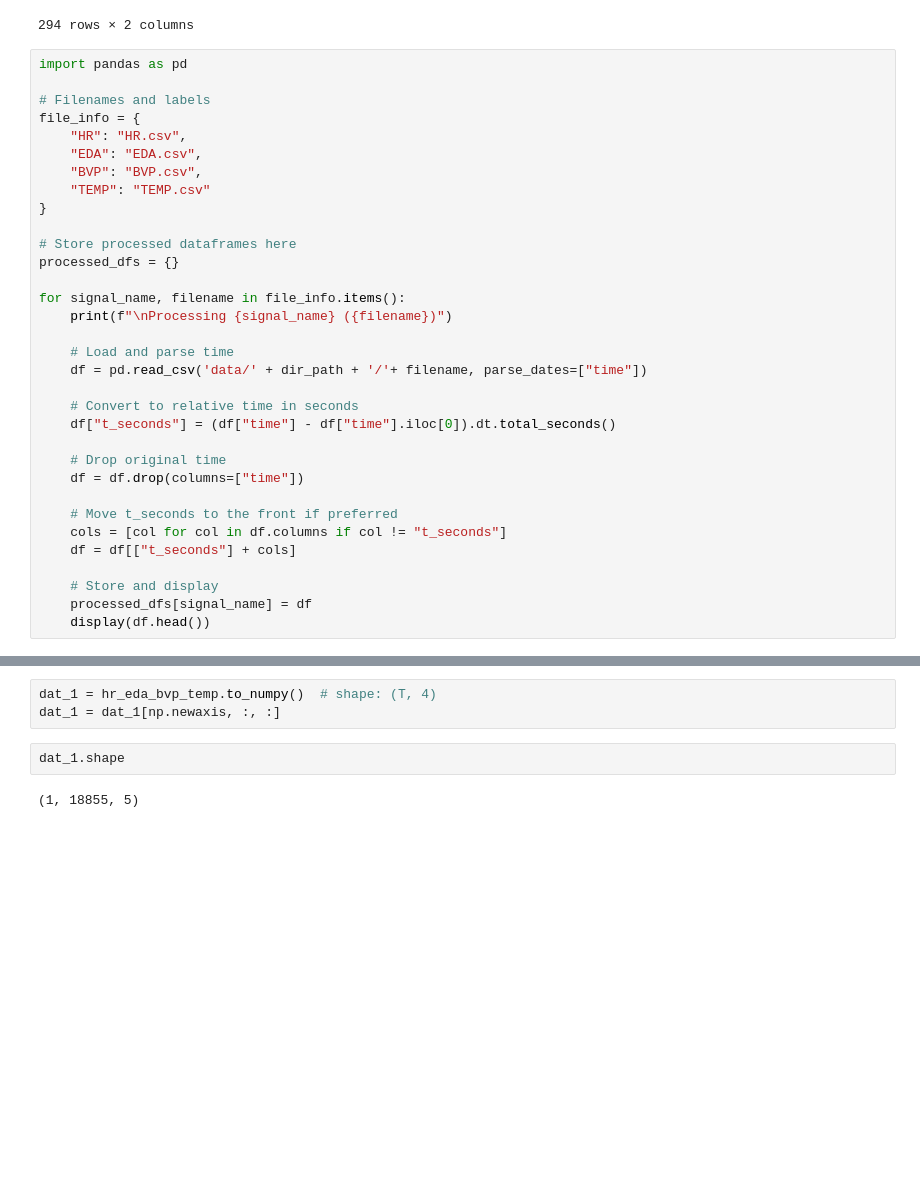
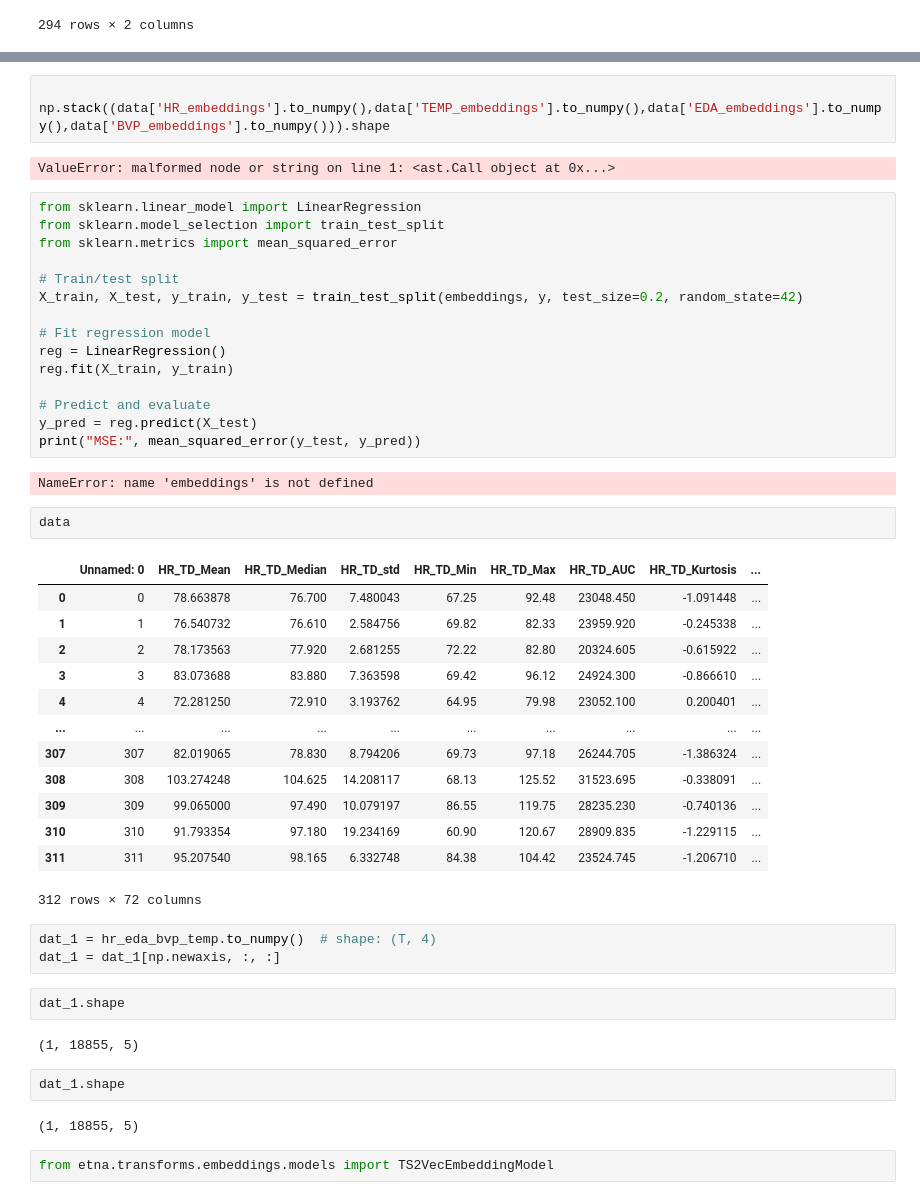
Before and after one commit to BjarkeErichsen/unsupervised-cda-proj-2, a Jupyter notebook: timeseries_model.ipynb, the cells around one changed output, grey strips where cells are left out. Drawn from its saved outputs; the diff is of its cells as text; blank space fills up the shorter version.

```diff
--- a/timeseries_model.ipynb
+++ b/timeseries_model.ipynb
@@ -67,36 +69,3 @@ hr
 | 292 | 85.82 | 2022-10-26 16:46:28 |
 | 293 | 85.53 | 2022-10-26 16:46:29 |
 294 rows × 2 columns
-# %%
-import pandas as pd
-
-# Filenames and labels
-file_info = {
-    "HR": "HR.csv",
-    "EDA": "EDA.csv",
-    "BVP": "BVP.csv",
-    "TEMP": "TEMP.csv"
-}
-
-# Store processed dataframes here
-processed_dfs = {}
-
-for signal_name, filename in file_info.items():
-    print(f"\nProcessing {signal_name} ({filename})")
-
-    # Load and parse time
-    df = pd.read_csv('data/' + dir_path + '/'+ filename, parse_dates=["time"])
-
-    # Convert to relative time in seconds
-    df["t_seconds"] = (df["time"] - df["time"].iloc[0]).dt.total_seconds()
-
-    # Drop original time
-    df = df.drop(columns=["time"])
-
-    # Move t_seconds to the front if preferred
-    cols = [col for col in df.columns if col != "t_seconds"]
-    df = df[["t_seconds"] + cols]
-
-    # Store and display
-    processed_dfs[signal_name] = df
-    display(df.head())
@@ -168,7 +168,51 @@ hr_eda_bvp_temp
+# %%
+
+np.stack((data['HR_embeddings'].to_numpy(),data['TEMP_embeddings'].to_numpy(),data['EDA_embeddings'].to_numpy(),data['BVP_embeddings'].to_numpy())).shape
+# %% [output]
+ValueError: malformed node or string on line 1: <ast.Call object at 0x...>
+# %%
+from sklearn.linear_model import LinearRegression
+from sklearn.model_selection import train_test_split
+from sklearn.metrics import mean_squared_error
+
+# Train/test split
+X_train, X_test, y_train, y_test = train_test_split(embeddings, y, test_size=0.2, random_state=42)
+
+# Fit regression model
+reg = LinearRegression()
+reg.fit(X_train, y_train)
+
+# Predict and evaluate
+y_pred = reg.predict(X_test)
+print("MSE:", mean_squared_error(y_test, y_pred))
+# %% [output]
+NameError: name 'embeddings' is not defined
+# %%
+data
+# %% [output]
+|  | Unnamed: 0 | HR_TD_Mean | HR_TD_Median | HR_TD_std | HR_TD_Min | HR_TD_Max | HR_TD_AUC | HR_TD_Kurtosis | ... |
+| 0 | 0 | 78.663878 | 76.700 | 7.480043 | 67.25 | 92.48 | 23048.450 | -1.091448 | ... |
+| 1 | 1 | 76.540732 | 76.610 | 2.584756 | 69.82 | 82.33 | 23959.920 | -0.245338 | ... |
+| 2 | 2 | 78.173563 | 77.920 | 2.681255 | 72.22 | 82.80 | 20324.605 | -0.615922 | ... |
+| 3 | 3 | 83.073688 | 83.880 | 7.363598 | 69.42 | 96.12 | 24924.300 | -0.866610 | ... |
+| 4 | 4 | 72.281250 | 72.910 | 3.193762 | 64.95 | 79.98 | 23052.100 | 0.200401 | ... |
+| ... | ... | ... | ... | ... | ... | ... | ... | ... | ... |
+| 307 | 307 | 82.019065 | 78.830 | 8.794206 | 69.73 | 97.18 | 26244.705 | -1.386324 | ... |
+| 308 | 308 | 103.274248 | 104.625 | 14.208117 | 68.13 | 125.52 | 31523.695 | -0.338091 | ... |
+| 309 | 309 | 99.065000 | 97.490 | 10.079197 | 86.55 | 119.75 | 28235.230 | -0.740136 | ... |
+| 310 | 310 | 91.793354 | 97.180 | 19.234169 | 60.90 | 120.67 | 28909.835 | -1.229115 | ... |
+| 311 | 311 | 95.207540 | 98.165 | 6.332748 | 84.38 | 104.42 | 23524.745 | -1.206710 | ... |
+312 rows × 72 columns
 # %%
 dat_1 = hr_eda_bvp_temp.to_numpy()  # shape: (T, 4)
 dat_1 = dat_1[np.newaxis, :, :]
+# %%
+dat_1.shape
+# %% [output]
+(1, 18855, 5)
 # %%
 dat_1.shape
 # %% [output]
 (1, 18855, 5)
+# %%
+from etna.transforms.embeddings.models import TS2VecEmbeddingModel
```
Also changed, not shown: parts of 17 cells of this notebook.
